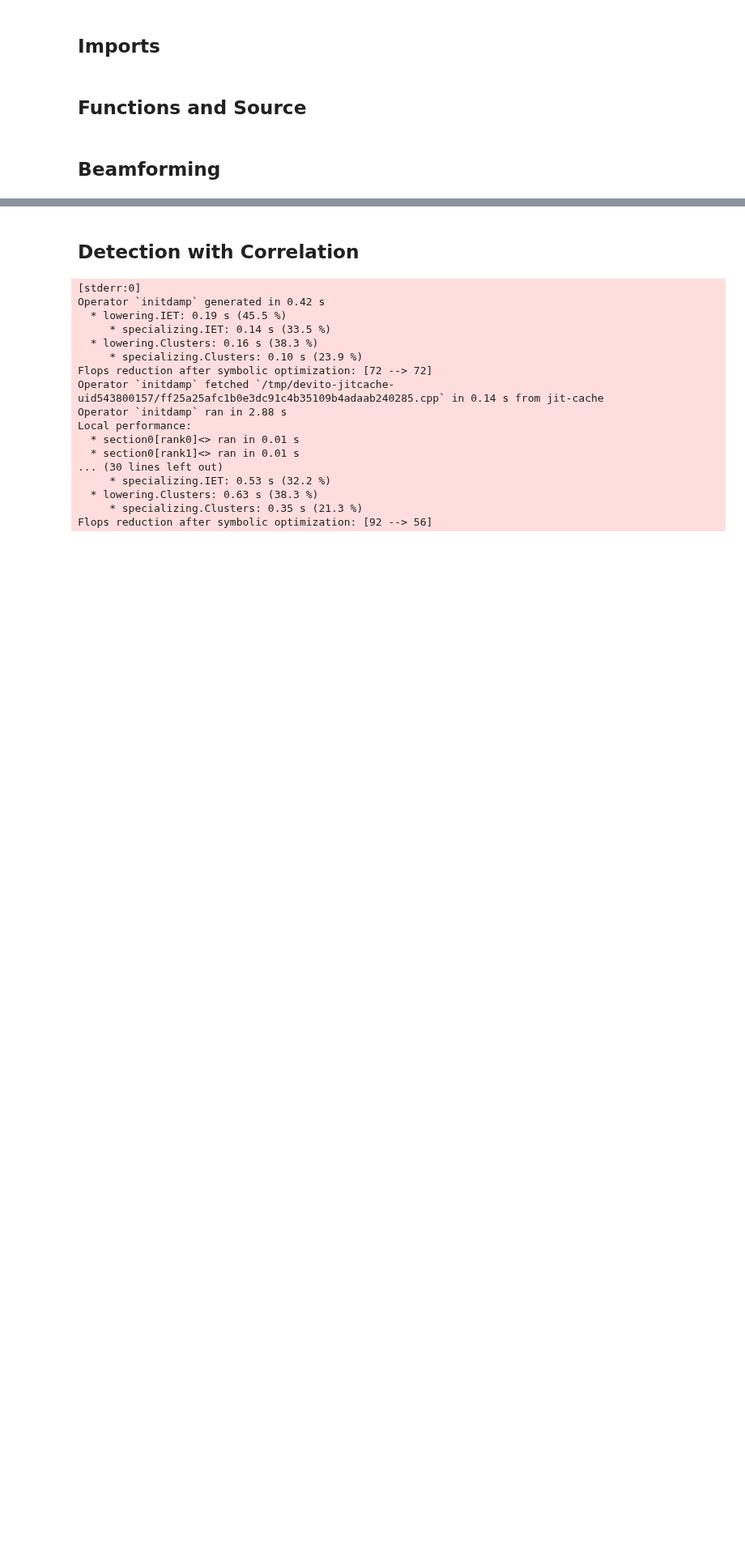
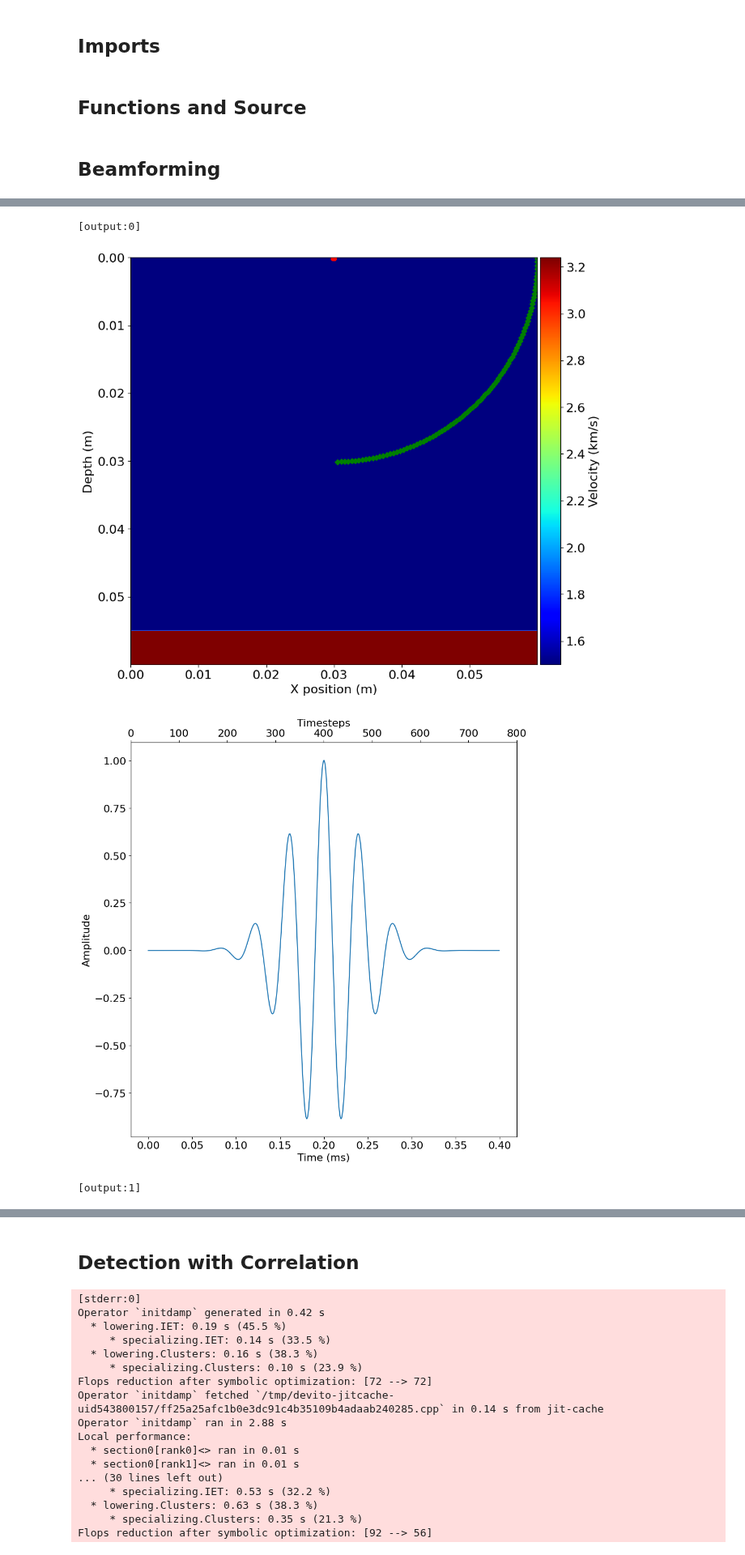
Before and after one commit to bgd54/sonar-FWI, a Jupyter notebook: notebooks/08_mpi.ipynb, the cells around one changed output, grey strips where cells are left out. Shown at 81% size. Drawn from its saved outputs; the diff is of its cells as text; code cells hidden in the pictures; blank space fills up the shorter version.

```diff
--- a/notebooks/08_mpi.ipynb
+++ b/notebooks/08_mpi.ipynb
@@ -167,0 +168,23 @@ Time range: 123139
+# %%
+%%px --no-stream --group-outputs=engine
+
+plot_velocity(
+    sonars[45].model,
+    source=sonars[45].src.coordinates.data,
+    receiver=sonars[45].rec.coordinates.data,
+)
+
+plt.figure()
+plt.plot(sonars[45].src.time_values[:800], sonars[45].src.signal_packet)
+plt.xlabel("Time (ms)")
+plt.ylabel("Amplitude")
+ax2 = plt.gca().twiny()
+ax2.set_xlim(0, 800)
+ax2.set_xlabel("Timesteps")
+plt.tight_layout()
+plt.show()
+# %% [output]
+[output:0]
+[figure, added]
+[figure, added]
+[output:1]
```
Also changed, not shown: parts of 6 cells of this notebook, 1 other file.
